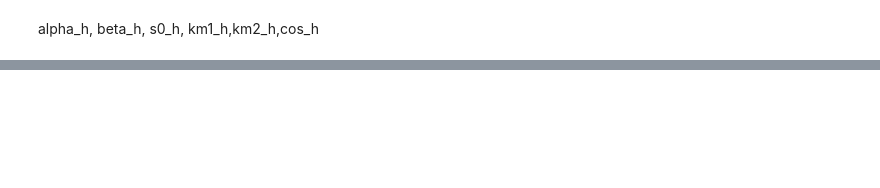
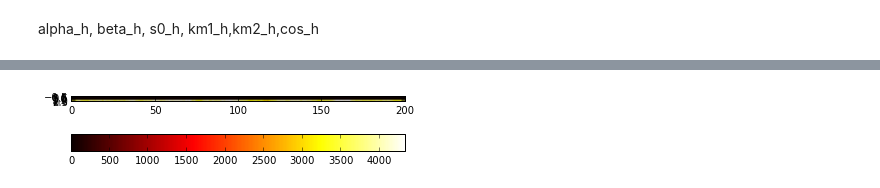
Before and after one commit to HalbardHobby/FisicaComputacional, a Jupyter notebook: Tarea8/Tarea8.ipynb, the cells around one changed output, grey strips where cells are left out. Cells and saved outputs as stored; diff of their text form; code cells hidden in the pictures; blank space fills up the shorter version.

Commit message:
graficas 2D color agregadas

```diff
--- a/Tarea8/Tarea8.ipynb
+++ b/Tarea8/Tarea8.ipynb
@@ -239,0 +240,10 @@ show()
+# %%
+import pylab as plt
+import numpy as np
+z=alpha_h,beta_h,cos_h
+im = plt.imshow(z, cmap='hot')
+plt.colorbar(im, orientation='horizontal')
+plt.show()
+limi
+# %% [output]
+[figure, added]
```
Also changed, not shown: parts of 8 cells of this notebook, 1 other file.
